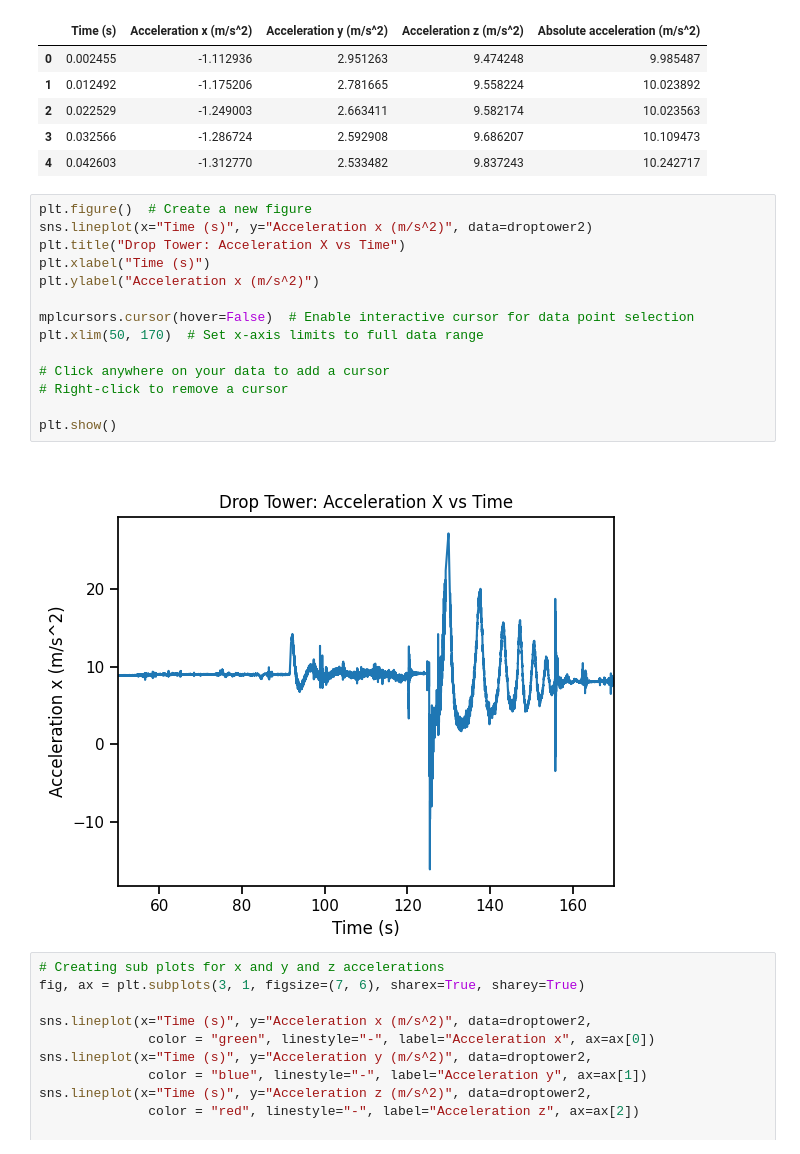
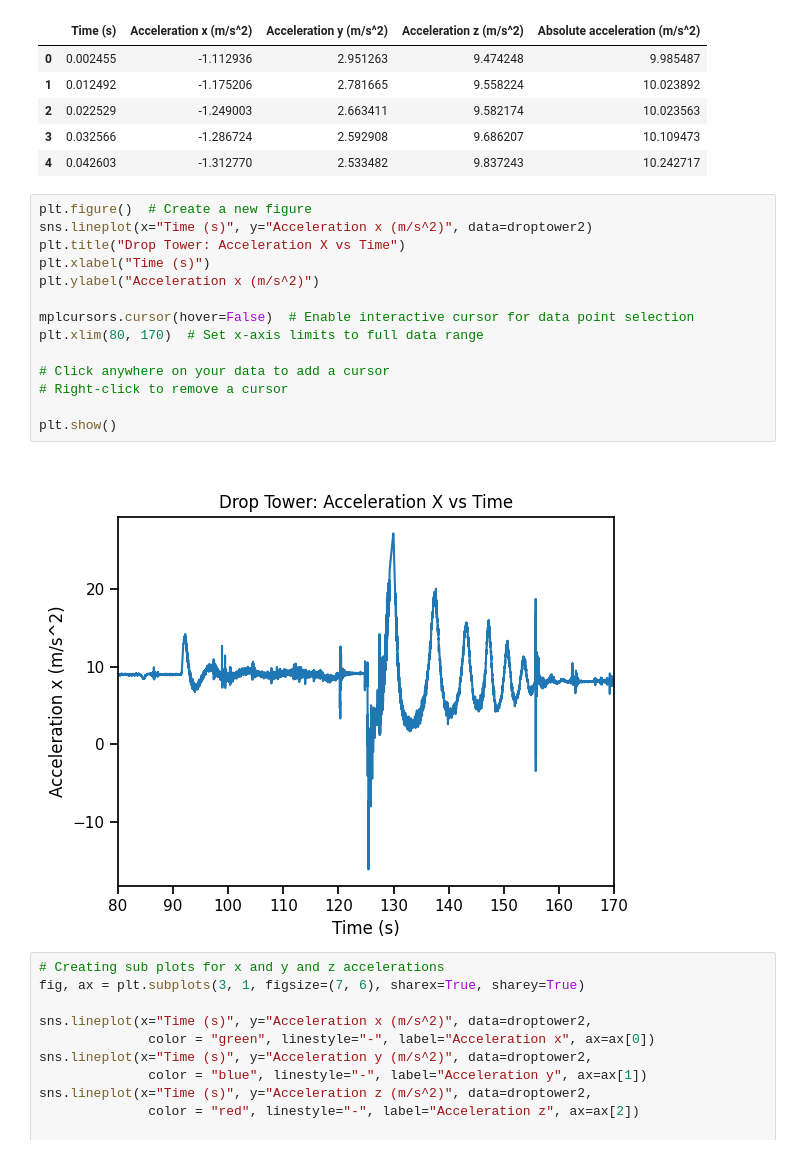
Before and after one commit to rkonecky/geng360-konecky, a Jupyter notebook: Lab 1 - Accelerometers/Lab 1 Data Processing.ipynb, the cells around one changed output. Drawn from its saved outputs; the diff is of its cells as text.

```diff
--- a/Lab 1 - Accelerometers/Lab 1 Data Processing.ipynb
+++ b/Lab 1 - Accelerometers/Lab 1 Data Processing.ipynb
@@ -65,19 +65,19 @@ rev2.head() #This will display the first few rows of the DataFrame
 # %%
 plt.figure()  # Create a new figure
 sns.lineplot(x="Time (s)", y="Acceleration x (m/s^2)", data=droptower2)
 plt.title("Drop Tower: Acceleration X vs Time")
 plt.xlabel("Time (s)")
 plt.ylabel("Acceleration x (m/s^2)")
 
 mplcursors.cursor(hover=False)  # Enable interactive cursor for data point selection
-plt.xlim(50, 170)  # Set x-axis limits to full data range
+plt.xlim(80, 170)  # Set x-axis limits to full data range
 
 # Click anywhere on your data to add a cursor
 # Right-click to remove a cursor
 
 plt.show()
 # %% [output]
-[figure, old version]
+[figure, new version]
 # %%
 # Creating sub plots for x and y and z accelerations
 fig, ax = plt.subplots(3, 1, figsize=(7, 6), sharex=True, sharey=True)
```
Also changed, not shown: parts of 4 cells of this notebook, 7 other files.
